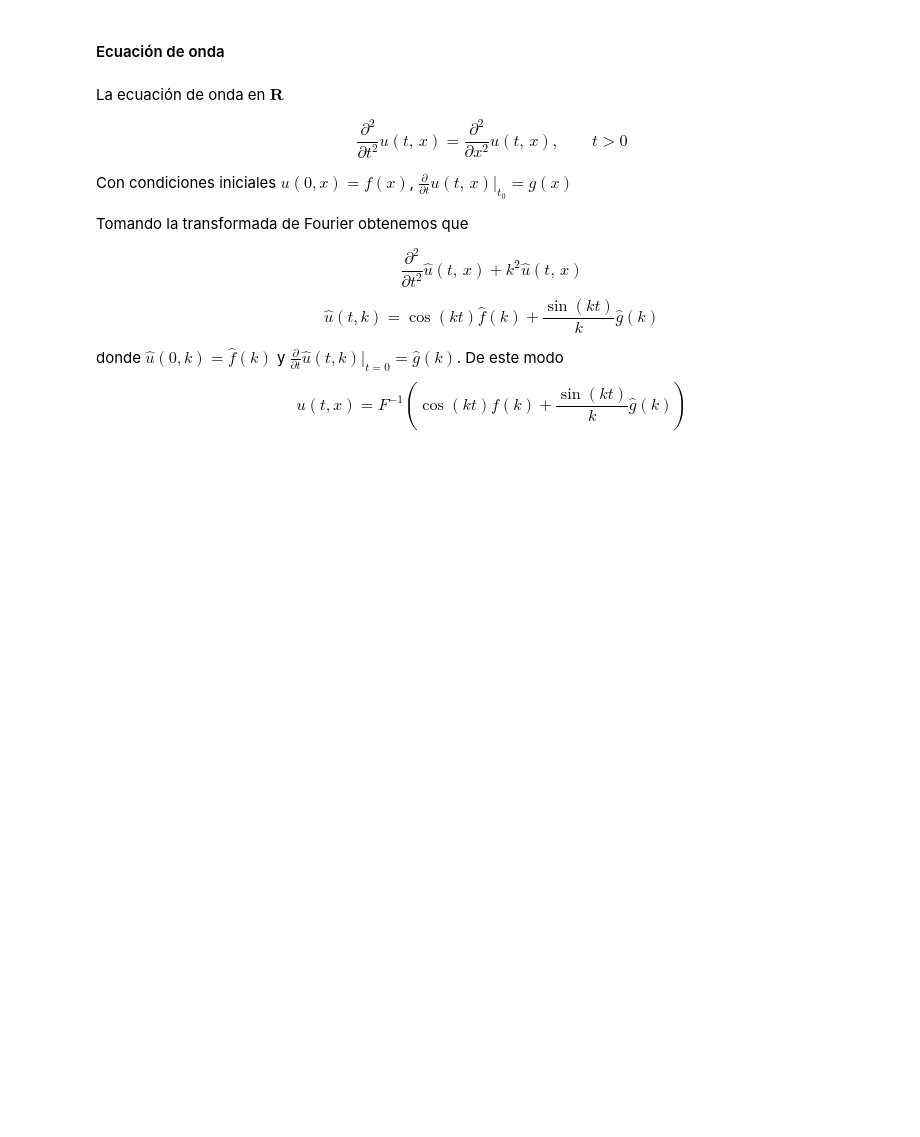
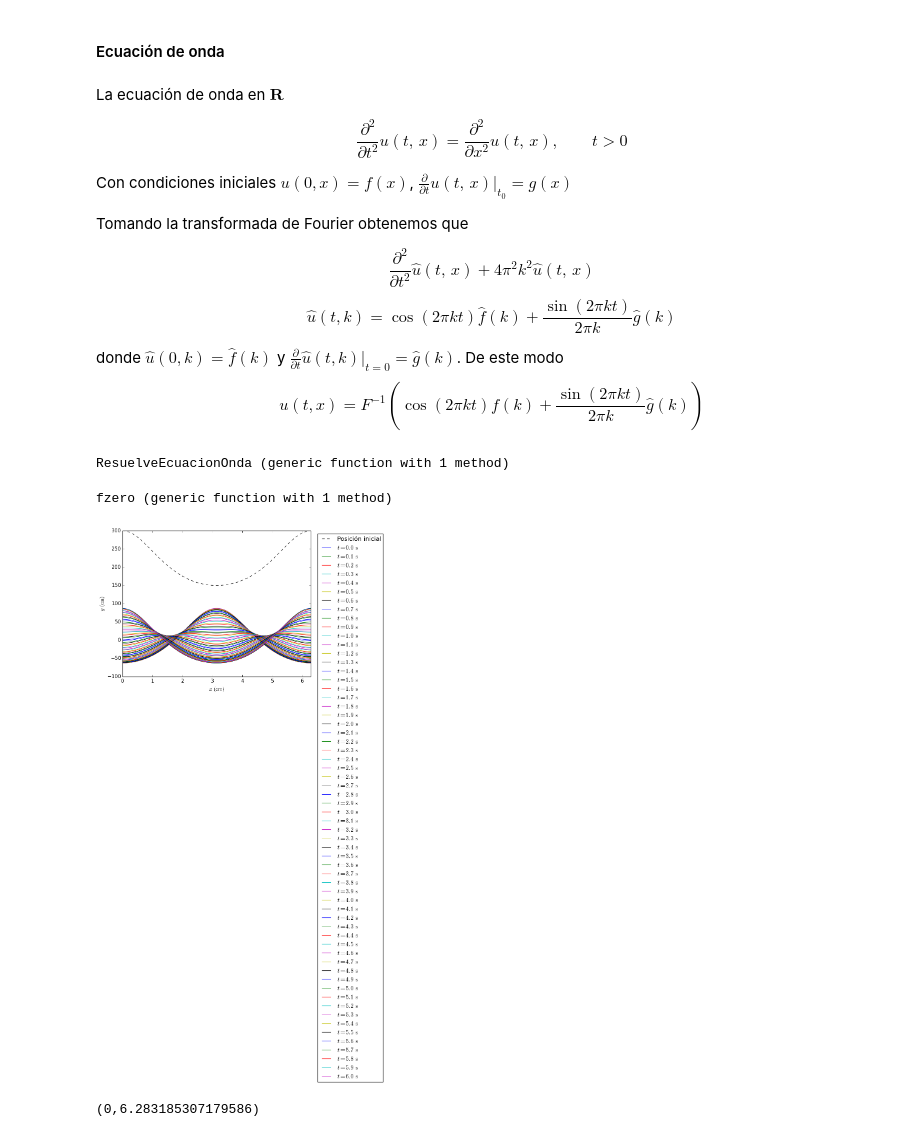
Before and after one commit to carlosmvillegasb/ProyectoFinal, a Jupyter notebook: ProyectoFourier_Granados-Villegas.ipynb, the cells around one changed output. Cells and saved outputs as stored; diff of their text form; code cells hidden in the pictures; blank space fills up the shorter version.

Commit message:
Mi intento de la solución de ecuación de onda, la función cero y una prueba no exitosa

```diff
--- a/ProyectoFourier_Granados-Villegas.ipynb
+++ b/ProyectoFourier_Granados-Villegas.ipynb
@@ -286,8 +290,54 @@ Con condiciones iniciales $u(0,x)=f(x)$,  $\frac{\partial}{\partial t}u(t,\,x)|_
 
 Tomando la transformada de Fourier obtenemos que
 
-$$\frac{\partial^2}{\partial t^2}\hat{u}(t,\,x)+k^2\hat{u}(t,\,x)$$
-$$\hat{u}(t,k)=\cos(kt)\hat{f}(k)+\frac{\sin (kt) }{k} \hat{g}(k)$$
+$$\frac{\partial^2}{\partial t^2}\hat{u}(t,\,x)+4\pi^2k^2\hat{u}(t,\,x)$$
+$$\hat{u}(t,k)=\cos(2\pi kt)\hat{f}(k)+\frac{\sin (2\pi kt) }{2\pi k} \hat{g}(k)$$
 
 donde $\hat{u}(0,k)=\hat{f}(k)$ y $\frac{\partial}{\partial t}\hat{u}(t,k)|_{t=0}=\hat{g}(k)$. De este modo
-$$u(t,x)=F^{-1}\left( \cos(kt) \hat{f} (k)+ \frac{\sin (kt) }{k} \hat{g}(k) \right)$$
+$$u(t,x)=F^{-1}\left( \cos(2\pi kt)\hat{f}(k)+\frac{\sin (2\pi kt) }{2\pi k} \hat{g}(k) \right)$$
+# %%
+function ResuelveEcuacionOnda(pos_inicial::Function,vel_inicial::Function,x_final::Real,Δx::Real,t::Real)
+    dominio_x=[0:Δx:x_final]
+    N=length(dominio_x)
+    ym=Complex{Float64}[pos_inicial(x) for x in dominio_x]
+    vm=Complex{Float64}[vel_inicial(x) for x in dominio_x]
+    dominio_k=[((n-1)/(x_final+Δx)) for n in [1:N]]
+    Yn=fft(ym)
+    Vn=fft(vm)
+    U=complex(zeros(N))
+    for n in 1:int(floor(N/2))-1
+        U[n+1]=cos(2*π*t*dominio_k[n+1])*Yn[n+1]+(sin(2*π*t*dominio_k[n+1])/(2*π*dominio_k[n+1]))*Vn[n+1]
+        U[N-n+1]=cos(2*π*t*dominio_k[n+1])*Yn[n+1]'+(sin(2*π*t*dominio_k[n+1])/(2*π*dominio_k[n+1]))*Vn[n+1]'
+    end
+    U[int(floor(N/2))+1]=0
+    u_solucion=real(ifft(U))
+    return u_solucion
+end
+# %% [output]
+ResuelveEcuacionOnda (generic function with 1 method)
+# %%
+fzero(x)=0
+# %% [output]
+fzero (generic function with 1 method)
+# %%
+xm=2*pi
+h=xm/(2^7-1)
+X=[0:h:xm]
+U0=[prueba(x) for x in X]
+plot(X,U0, "k--",label="Posición inicial")
+pasos=60
+dt=0.1
+for k in 0:pasos
+    tn=k*dt
+    tnr=round(tn,3)
+    Un=ResuelveEcuacionOnda(prueba,fzero,xm,h,tn)
+    plot(X,Un,label="\$t=$tnr\\,\\mathrm{s}\$")
+end
+legend(bbox_to_anchor=(1.4, 1))
+xlim(0,2*pi)
+xlabel(L"$x\,\mathrm{(cm)}$")
+ylabel(L"$y\,\mathrm{(cm)}$")
+xlim(0,2*pi)
+# %% [output]
+[figure, added]
+(0,6.283185307179586)
```
Also changed, not shown: parts of 8 cells of this notebook.
